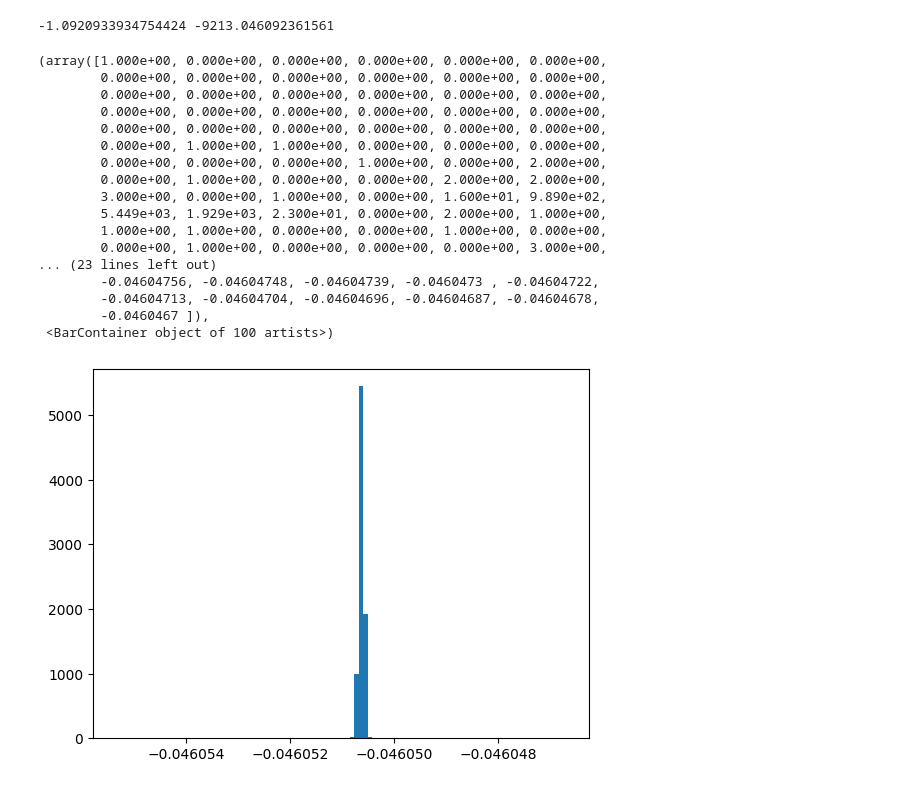
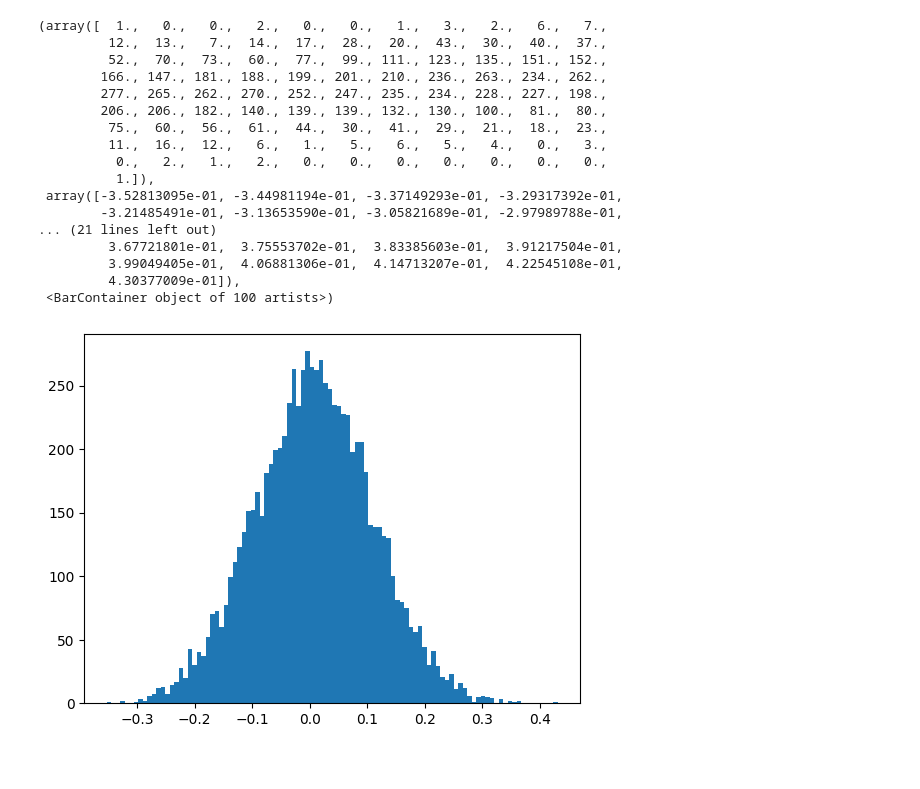
Before and after one commit to syq2012/hdx-sampling, a Jupyter notebook: Untitled1.ipynb, the cells around one changed output. Drawn from its saved outputs; the diff is of its cells as text; code cells hidden in the pictures.

Commit message:
upate plots

```diff
--- a/Untitled1.ipynb
+++ b/Untitled1.ipynb
@@ -115,3 +142,6 @@ variance of 1, -1 variable [0.0, 0.00012486700507385873, 0.0022338801579484535,
 # %%
+k = 3
 V = get_coord(N, k)
 cov = cov_mat(V, variance)
+decomp = check_psd(cov)
+# np.savetxt("cov_p_1.2_s_3.6_1_-1.csv", cov, delimiter=",")
@@ -121,0 +170,2 @@ mean -0.995213296398892
+# %%
+samples = samples - mean
@@ -128,30 +367,26 @@ np.savetxt("cov_p_1.2_s_3.6_1_-1.csv", cov, delimiter=",")
 # %%
 np.savetxt("sample_p_1.2_s_3.6_1_-1.csv", samples, delimiter=",")
-# %%
-print(max(samples), min(samples) * 8436)
-# %% [output]
--1.0920933934754424 -9213.046092361561
 # %%
-plt.hist((samples + 1) / 2, bins = 100)
+plt.hist(samples, bins = 100)
 # %% [output]
-(array([1.000e+00, 0.000e+00, 0.000e+00, 0.000e+00, 0.000e+00, 0.000e+00,
-        0.000e+00, 0.000e+00, 0.000e+00, 0.000e+00, 0.000e+00, 0.000e+00,
-        0.000e+00, 0.000e+00, 0.000e+00, 0.000e+00, 0.000e+00, 0.000e+00,
-        0.000e+00, 0.000e+00, 0.000e+00, 0.000e+00, 0.000e+00, 0.000e+00,
-        0.000e+00, 0.000e+00, 0.000e+00, 0.000e+00, 0.000e+00, 0.000e+00,
-        0.000e+00, 1.000e+00, 1.000e+00, 0.000e+00, 0.000e+00, 0.000e+00,
-        0.000e+00, 0.000e+00, 0.000e+00, 1.000e+00, 0.000e+00, 2.000e+00,
-        0.000e+00, 1.000e+00, 0.000e+00, 0.000e+00, 2.000e+00, 2.000e+00,
-        3.000e+00, 0.000e+00, 1.000e+00, 0.000e+00, 1.600e+01, 9.890e+02,
-        5.449e+03, 1.929e+03, 2.300e+01, 0.000e+00, 2.000e+00, 1.000e+00,
-        1.000e+00, 1.000e+00, 0.000e+00, 0.000e+00, 1.000e+00, 0.000e+00,
-        0.000e+00, 1.000e+00, 0.000e+00, 0.000e+00, 0.000e+00, 3.000e+00,
-... (23 lines left out)
-        -0.04604756, -0.04604748, -0.04604739, -0.0460473 , -0.04604722,
-        -0.04604713, -0.04604704, -0.04604696, -0.04604687, -0.04604678,
-        -0.0460467 ]),
+(array([  1.,   0.,   0.,   2.,   0.,   0.,   1.,   3.,   2.,   6.,   7.,
+         12.,  13.,   7.,  14.,  17.,  28.,  20.,  43.,  30.,  40.,  37.,
+         52.,  70.,  73.,  60.,  77.,  99., 111., 123., 135., 151., 152.,
+        166., 147., 181., 188., 199., 201., 210., 236., 263., 234., 262.,
+        277., 265., 262., 270., 252., 247., 235., 234., 228., 227., 198.,
+        206., 206., 182., 140., 139., 139., 132., 130., 100.,  81.,  80.,
+         75.,  60.,  56.,  61.,  44.,  30.,  41.,  29.,  21.,  18.,  23.,
+         11.,  16.,  12.,   6.,   1.,   5.,   6.,   5.,   4.,   0.,   3.,
+          0.,   2.,   1.,   2.,   0.,   0.,   0.,   0.,   0.,   0.,   0.,
+          1.]),
+ array([-3.52813095e-01, -3.44981194e-01, -3.37149293e-01, -3.29317392e-01,
+        -3.21485491e-01, -3.13653590e-01, -3.05821689e-01, -2.97989788e-01,
+... (21 lines left out)
+         3.67721801e-01,  3.75553702e-01,  3.83385603e-01,  3.91217504e-01,
+         3.99049405e-01,  4.06881306e-01,  4.14713207e-01,  4.22545108e-01,
+         4.30377009e-01]),
  <BarContainer object of 100 artists>)
-[figure, old version]
+[figure, new version]
 # %%
 V_loc = vertex_loc(V)
 links_v = np.random.randint(0, N, 10)
```
Also changed, not shown: parts of 39 cells of this notebook.
